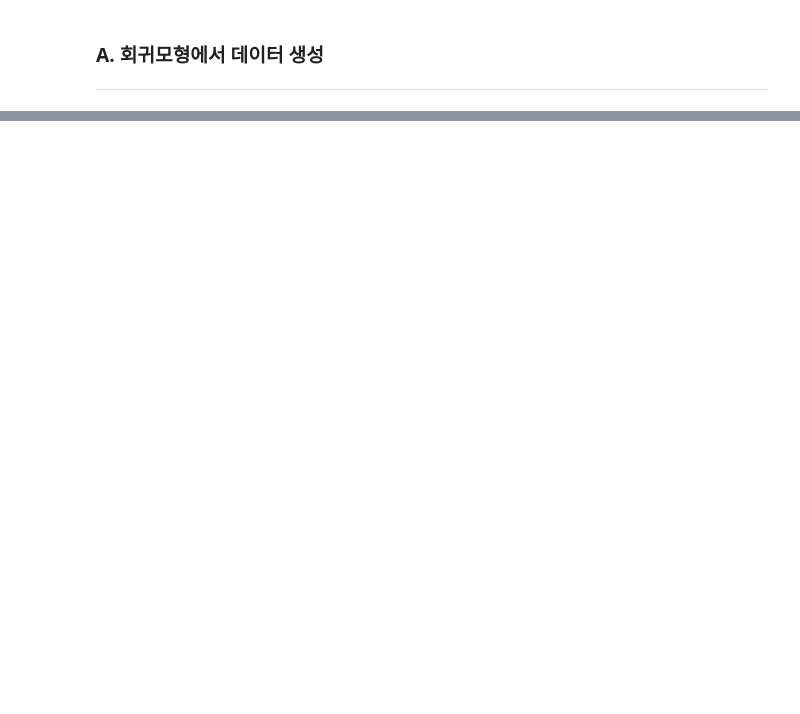
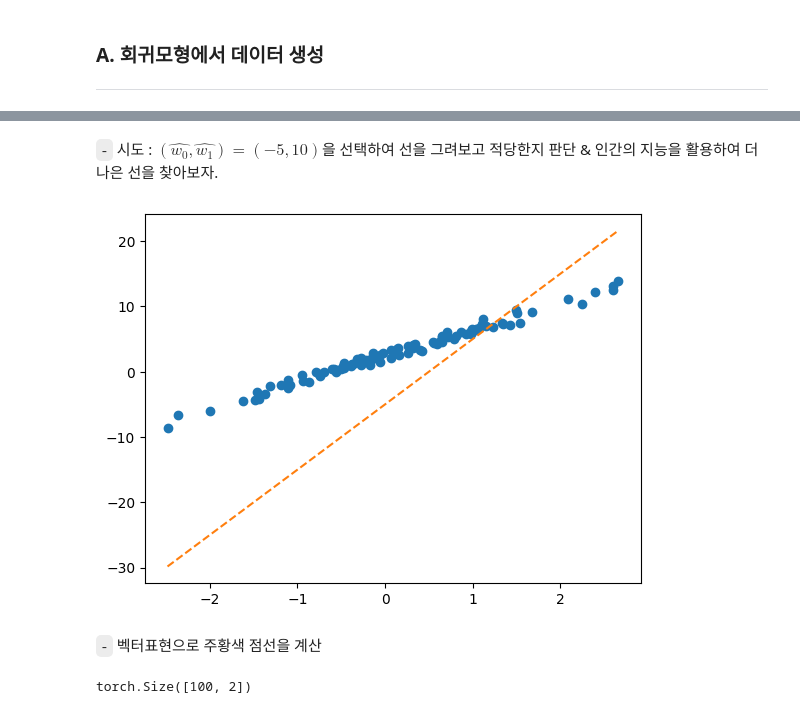
Before and after one commit to HollyRiver/DL2024, a Jupyter notebook: course/0411.ipynb, the cells around one changed output, grey strips where cells are left out. Cells and saved outputs as stored; diff of their text form; code cells hidden in the pictures; blank space fills up the shorter version.

```diff
--- a/course/0411.ipynb
+++ b/course/0411.ipynb
@@ -32,0 +33,15 @@ plt.plot(x, 2.5 + 4*x, '--')
+# %% [markdown]
+`-` 시도 : $(\hat{w_0}, \hat{w_1}) = (-5, 10)$을 선택하여 선을 그려보고 적당한지 판단 & 인간의 지능을 활용하여 더 나은 선을 찾아보자.
+# %%
+plt.plot(x, y, 'o')
+plt.plot(x, -5+10*x, '--')
+plt.show()
+# %% [output]
+[figure, added]
+# %% [markdown]
+`-` 벡터표현으로 주황색 점선을 계산
+# %%
+W_hat = torch.tensor([[-5.0], [10.0]])  ## column vector
+X.shape
+# %% [output]
+torch.Size([100, 2])
```
Also changed, not shown: parts of 22 cells of this notebook, 1 other file.
